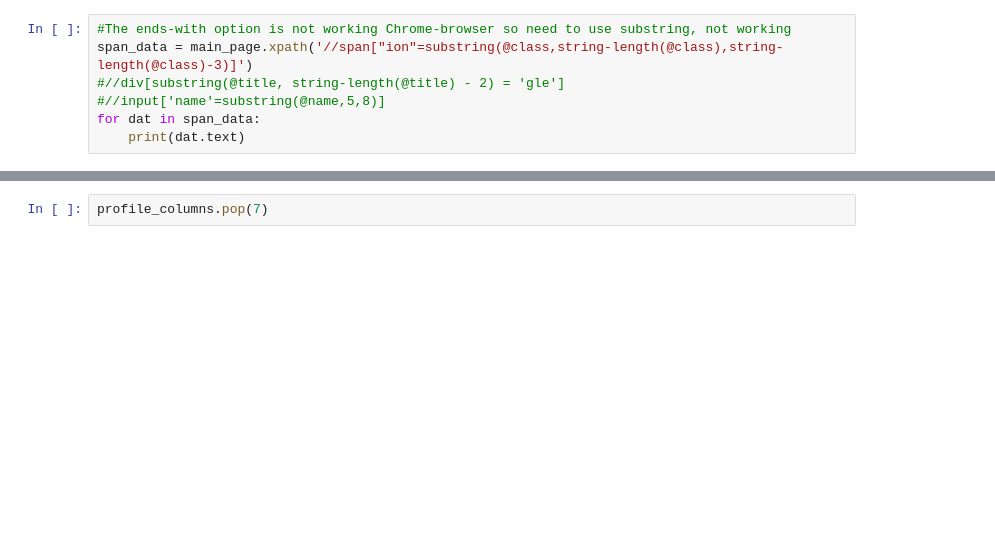
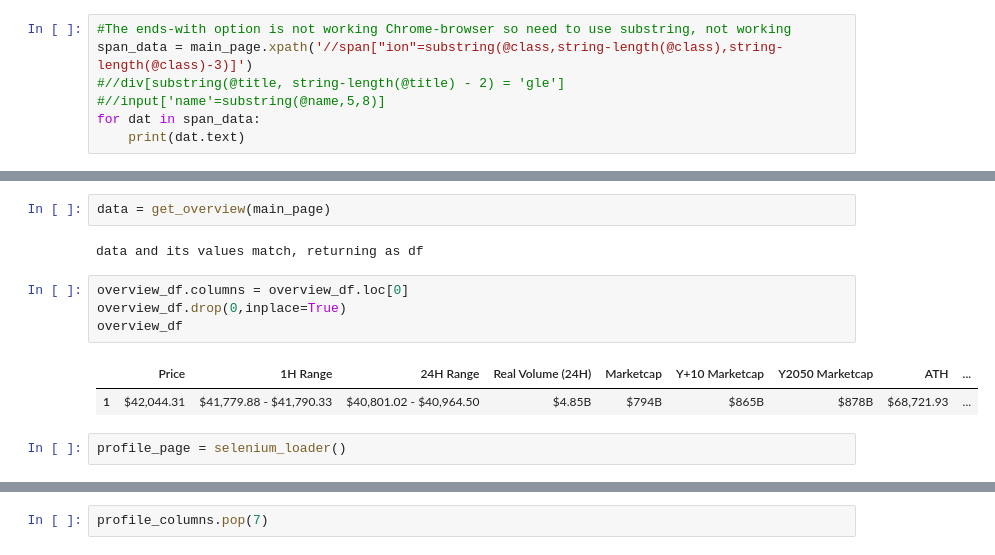
Before and after one commit to Kamalabot/Datagathering_Automation, a Jupyter notebook: Messari_scrape.ipynb, the cells around one changed output, grey strips where cells are left out. Saved outputs shown, nothing was run; the diff lists cells and outputs as text; blank space fills up the shorter version.

Commit message:
Created overview df in messari

```diff
--- a/Messari_scrape.ipynb
+++ b/Messari_scrape.ipynb
@@ -212,0 +232,13 @@ for dat in span_data[89:95]:
+# %%
+data = get_overview(main_page)
+# %% [output]
+data and its values match, returning as df
+# %%
+overview_df.columns = overview_df.loc[0]
+overview_df.drop(0,inplace=True)
+overview_df
+# %% [output]
+|  | Price | 1H Range | 24H Range | Real Volume (24H) | Marketcap | Y+10 Marketcap | Y2050 Marketcap | ATH | ... |
+| 1 | $42,044.31 | $41,779.88 - $41,790.33 | $40,801.02 - $40,964.50 | $4.85B | $794B | $865B | $878B | $68,721.93 | ... |
+# %%
+profile_page = selenium_loader()
```
Also changed, not shown: parts of 12 cells of this notebook, 1 other file.
